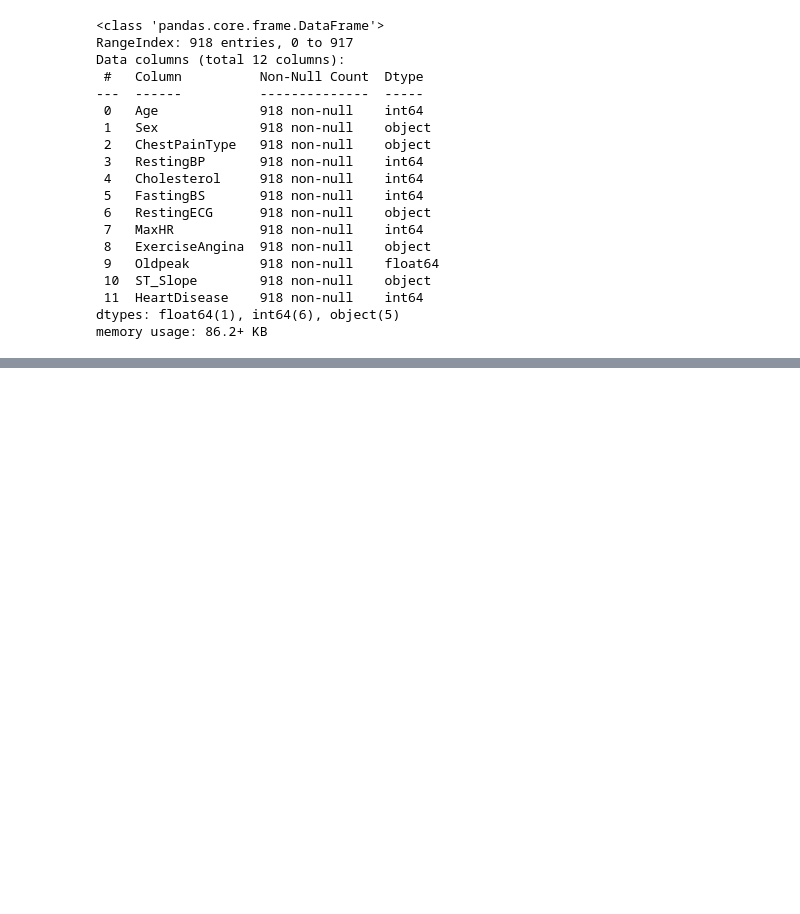
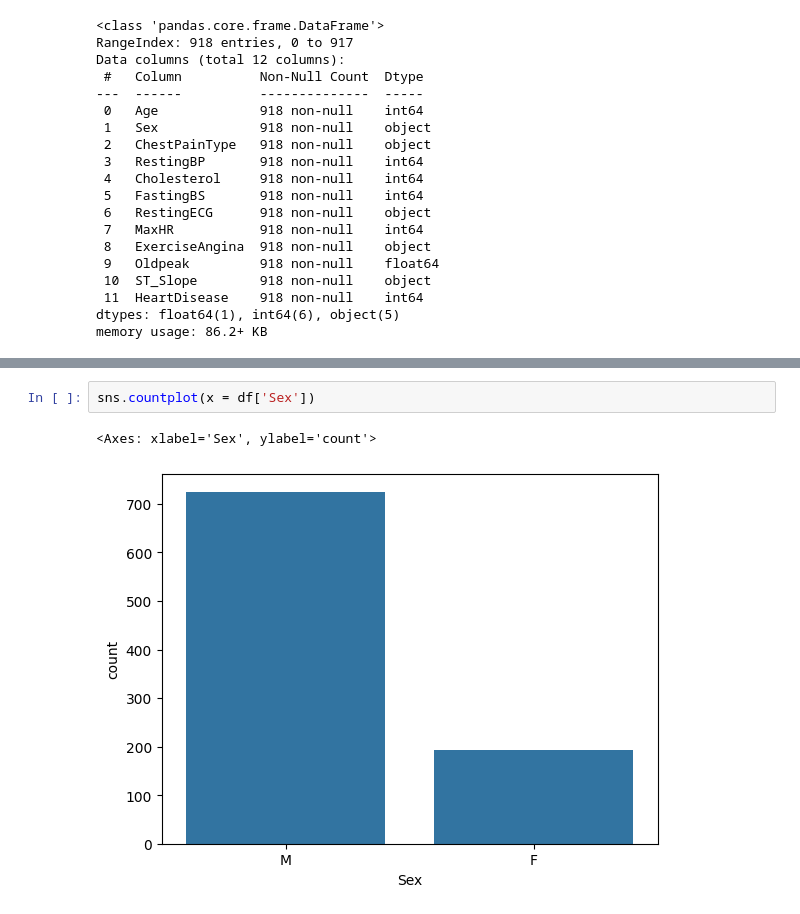
Before and after one commit to Supan-Roy/Data-Science-and-Machine-Learning, a Jupyter notebook: Machine Learning Part 1 - Foundation/Project 2 - Heart Disease.ipynb, the cells around one changed output, grey strips where cells are left out. Saved outputs shown, nothing was run; the diff lists cells and outputs as text; blank space fills up the shorter version.

```diff
--- a/Machine Learning Part 1 - Foundation/Project 2 - Heart Disease.ipynb
+++ b/Machine Learning Part 1 - Foundation/Project 2 - Heart Disease.ipynb
@@ -54,0 +155,5 @@ memory usage: 86.2+ KB
+# %%
+sns.countplot(x = df['Sex'])
+# %% [output]
+<Axes: xlabel='Sex', ylabel='count'>
+[figure, added]
```
Also changed, not shown: parts of 16 cells of this notebook.
